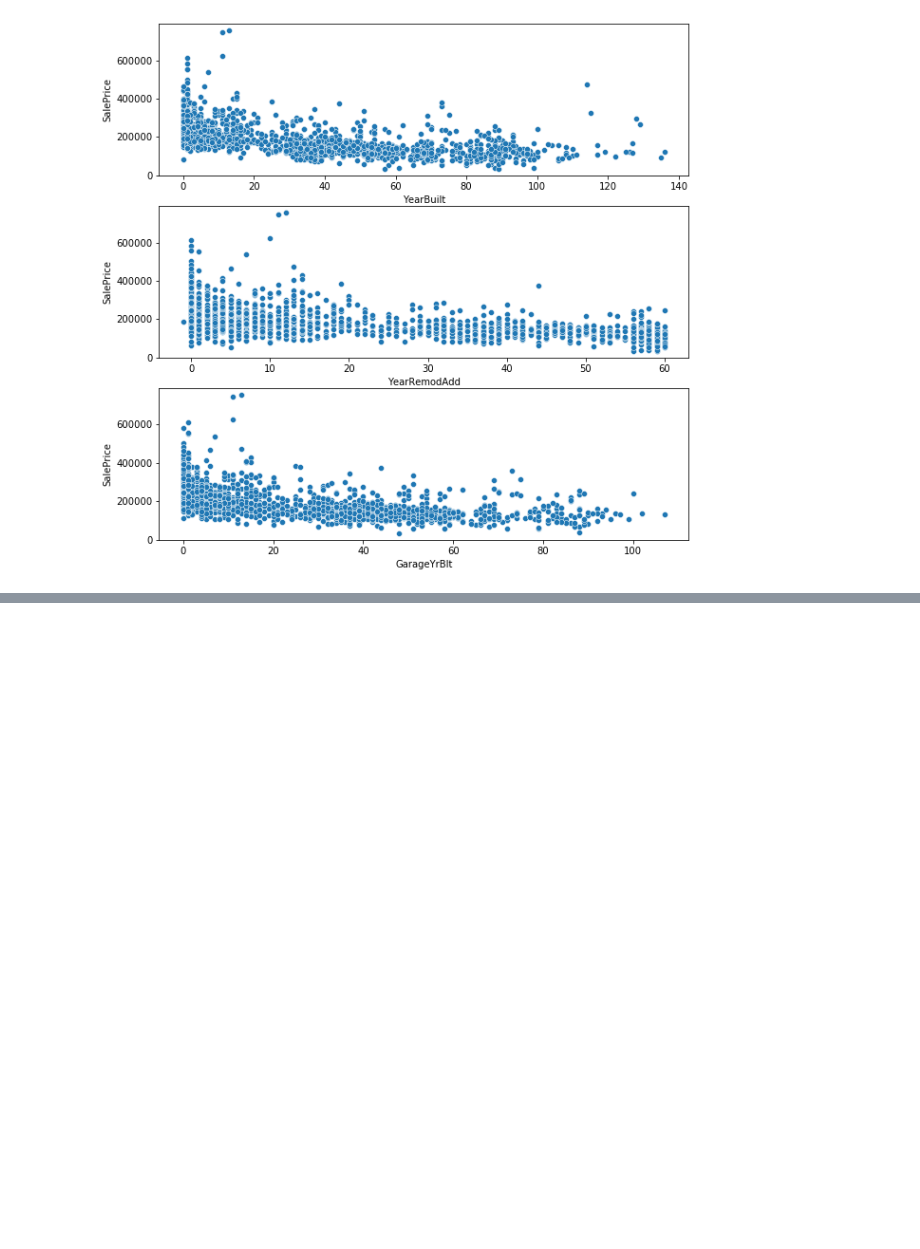
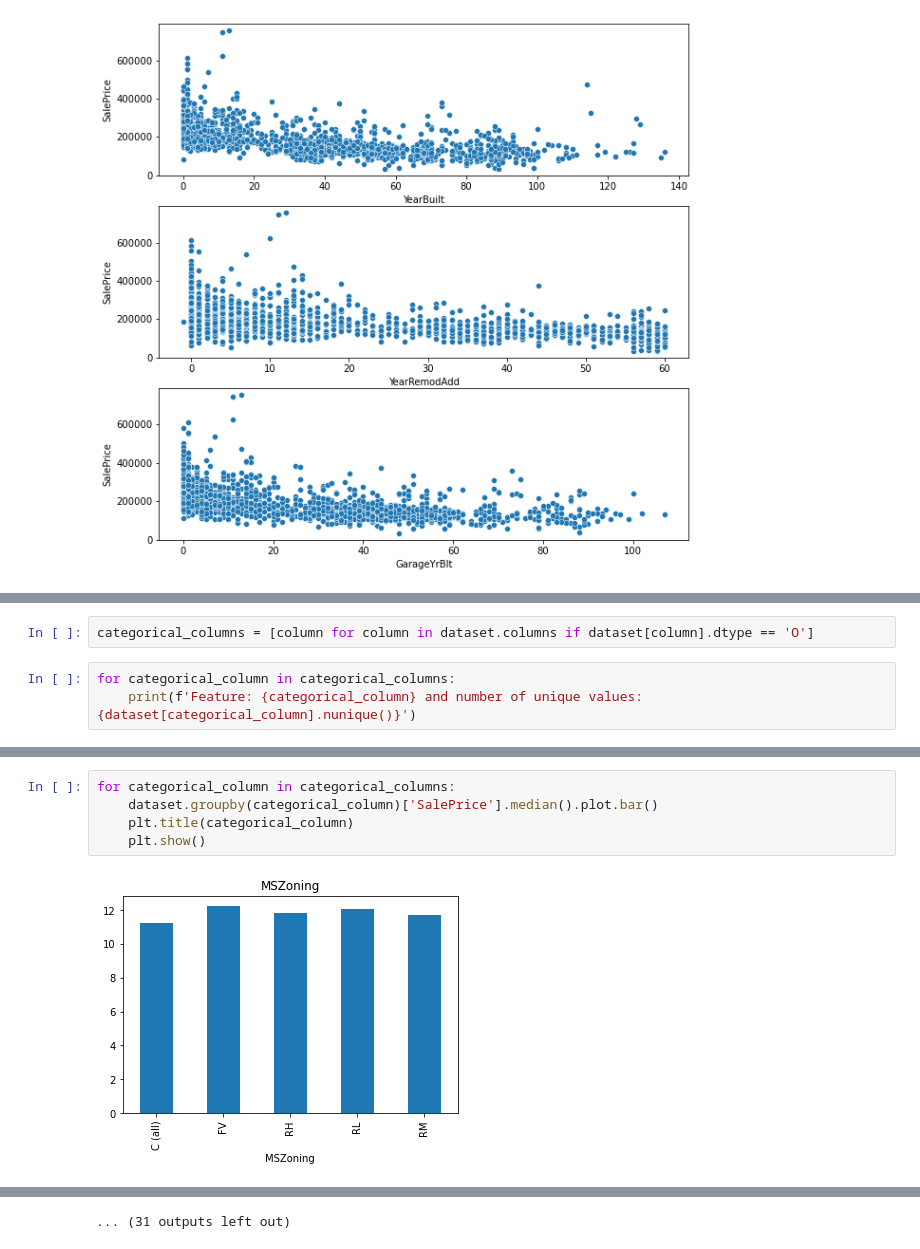
Before and after one commit to Data-csc/Exploratory_Data_Analysis, a Jupyter notebook: house_price_prediction.ipynb, the cells around one changed output, grey strips where cells are left out. Saved outputs shown, nothing was run; the diff lists cells and outputs as text; blank space fills up the shorter version.

```diff
--- a/house_price_prediction.ipynb
+++ b/house_price_prediction.ipynb
@@ -261,0 +328,5 @@ for cont_variable in cont_variables:
+# %%
+categorical_columns = [column for column in dataset.columns if dataset[column].dtype == 'O']
+# %%
+for categorical_column in categorical_columns:
+    print(f'Feature: {categorical_column} and number of unique values: {dataset[categorical_column].nunique()}')
@@ -261,0 +351,7 @@ for cont_variable in cont_variables:
+# %%
+for categorical_column in categorical_columns:
+    dataset.groupby(categorical_column)['SalePrice'].median().plot.bar()
+    plt.title(categorical_column)
+    plt.show()
+# %% [output]
+[figure, added]
@@ -261,0 +369 @@ for cont_variable in cont_variables:
+... (31 outputs left out)
```
Also changed, not shown: parts of 34 cells of this notebook.
